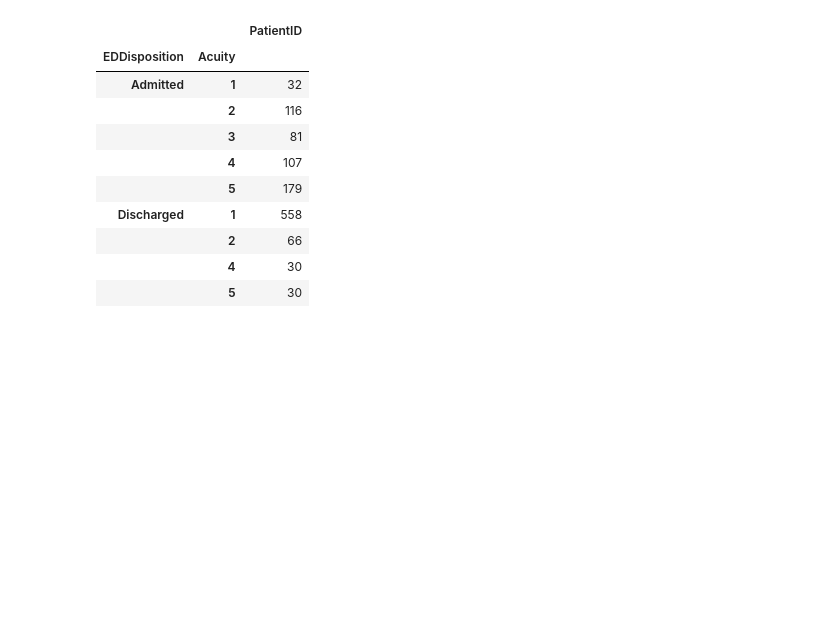
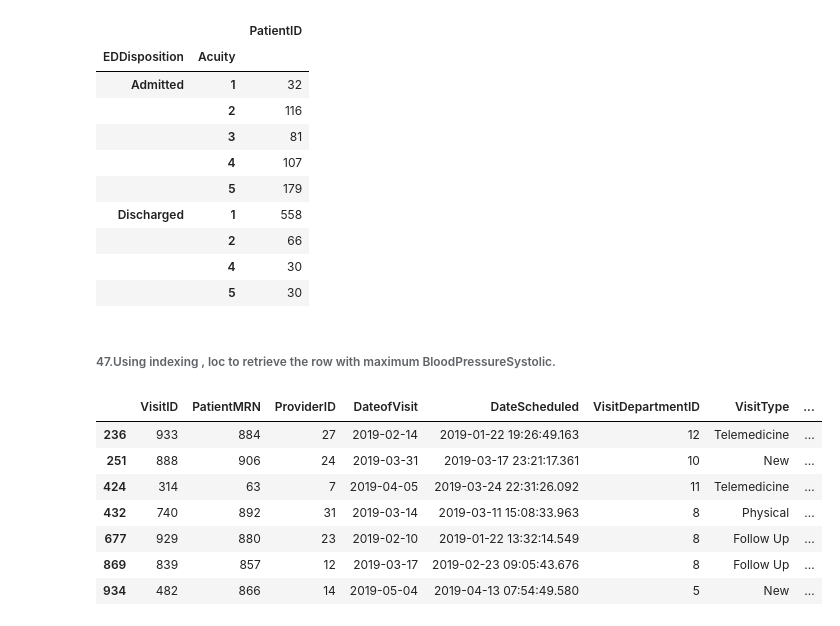
Before and after one commit to ArchanaDevaraju/python-warriors, a Jupyter notebook: Python_Warriors_satya.ipynb, the cells around one changed output. Saved outputs shown, nothing was run; the diff lists cells and outputs as text; code cells hidden in the pictures; blank space fills up the shorter version.

```diff
--- a/Python_Warriors_satya.ipynb
+++ b/Python_Warriors_satya.ipynb
@@ -171,3 +190,19 @@ pd.DataFrame(data = df_temp)
 |  | 2 | 66 |
 |  | 4 | 30 |
 |  | 5 | 30 |
+# %% [markdown]
+###### 47.Using indexing , loc to retrieve the row with maximum BloodPressureSystolic.
+# %%
+#Using indexing , loc to retrieve the row with maximum BloodPressureSystolic.
+max_bp = df4["BloodPressureSystolic"].max()
+max_bp = df4.loc[(df4["BloodPressureSystolic"]==190)]
+max_bp
+# %% [output]
+|  | VisitID | PatientMRN | ProviderID | DateofVisit | DateScheduled | VisitDepartmentID | VisitType | ... |
+| 236 | 933 | 884 | 27 | 2019-02-14 | 2019-01-22 19:26:49.163 | 12 | Telemedicine | ... |
+| 251 | 888 | 906 | 24 | 2019-03-31 | 2019-03-17 23:21:17.361 | 10 | New | ... |
+| 424 | 314 | 63 | 7 | 2019-04-05 | 2019-03-24 22:31:26.092 | 11 | Telemedicine | ... |
+| 432 | 740 | 892 | 31 | 2019-03-14 | 2019-03-11 15:08:33.963 | 8 | Physical | ... |
+| 677 | 929 | 880 | 23 | 2019-02-10 | 2019-01-22 13:32:14.549 | 8 | Follow Up | ... |
+| 869 | 839 | 857 | 12 | 2019-03-17 | 2019-02-23 09:05:43.676 | 8 | Follow Up | ... |
+| 934 | 482 | 866 | 14 | 2019-05-04 | 2019-04-13 07:54:49.580 | 5 | New | ... |
```
Also changed, not shown: parts of 31 cells of this notebook.
